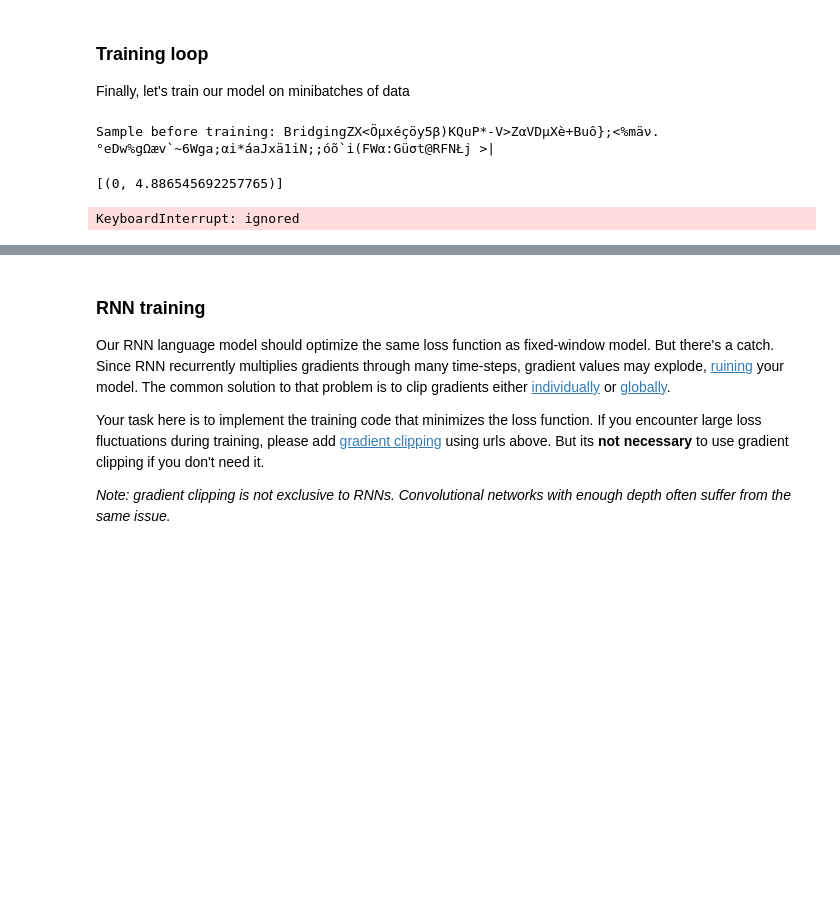
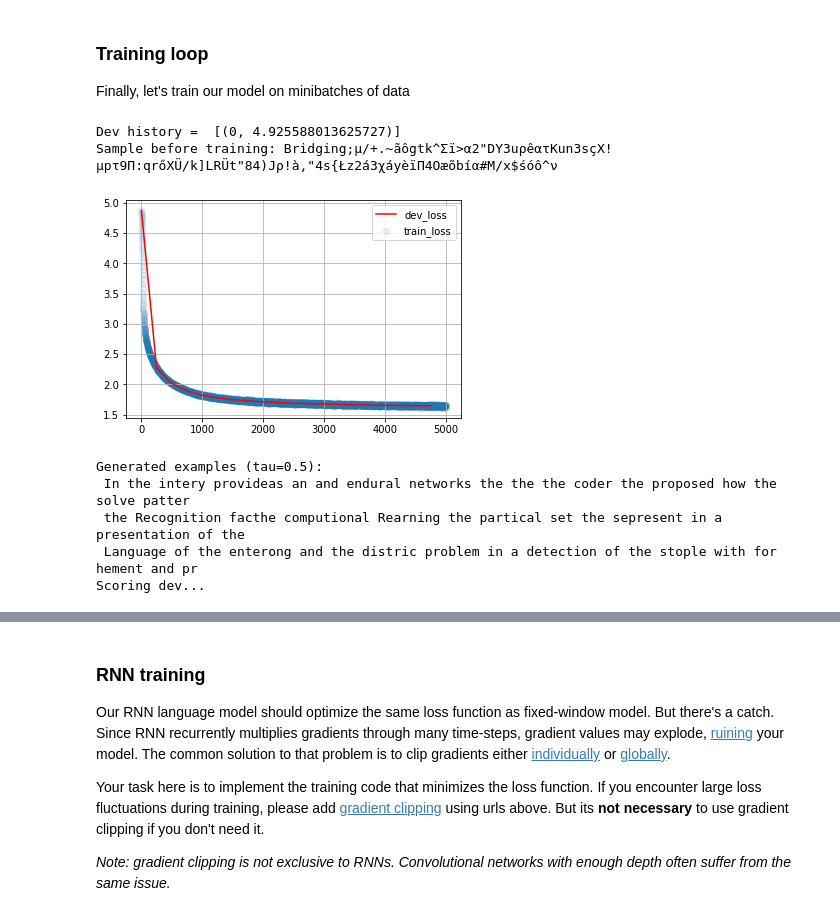
Before and after one commit to korab1ev/LanguageModeling, a Jupyter notebook: Neural_LM.ipynb, the cells around one changed output, grey strips where cells are left out. Saved outputs shown, nothing was run; the diff lists cells and outputs as text; code cells hidden in the pictures; blank space fills up the shorter version.

```diff
--- a/Neural_LM.ipynb
+++ b/Neural_LM.ipynb
@@ -277,11 +277,11 @@ def compute_loss(model, input_ix):
     mask = compute_mask(targets)
     targets_1hot = F.one_hot(targets, n_tokens).to(torch.float32)
 
-    logits_seq = model(input_ix[:, :-1])
-    logprobs_seq = torch.log_softmax(logits_seq, dim=-1)
+    logits = model(input_ix[:, :-1])
+    logits = torch.log_softmax(logits, dim=-1)
 
     # log-probabilities of correct outputs, [batch_size, n_tokens]
-    logp_out = (logprobs_seq * targets_1hot).sum(dim=-1)
+    logp_out = (logits * targets_1hot).sum(dim=-1)
 
     return -logp_out[mask].mean()
 # %%
@@ -300,7 +300,7 @@ def score_lines(model, dev_lines, batch_size):
     dev_loss_num, dev_loss_len = 0., 0.
     with torch.no_grad():
         for i in range(0, len(dev_lines), batch_size):
-            batch_ix = to_matrix(dev_lines[i: i + batch_size])
+            batch_ix = torch.as_tensor(to_matrix(dev_lines[i: i + batch_size])).to(device)
             dev_loss_num += compute_loss(model, batch_ix).item() * len(batch_ix)
             dev_loss_len += len(batch_ix)
     return dev_loss_num / dev_loss_len
@@ -338,47 +338,50 @@ score_dev_every = 250
 train_history, dev_history = [], []
 model = FixedWindowLanguageModel(device=device)
 opt = torch.optim.Adam(model.parameters())
-
+model.to(device)
 # hint: if you ever wanted to switch to cuda, do it now.
 
 # score untrained model
 dev_history.append((0, score_lines(model, dev_lines, batch_size)))
+print("Dev history = ", dev_history)
 print("Sample before training:", generate(model, 'Bridging'))
 # %% [output]
-Sample before training: BridgingZX<Öμxéçöy5β)KQuP*-V>ZαVDμXè+Buô};<%mäν.°eDw%gΩæv`~6Wga;αi*áaJxä1iN;;óõ`i(FWα:Güσt@RFNŁj >|
+Dev history =  [(0, 4.925588013625727)]
+Sample before training: Bridging;μ/+.~ãôgtk^Σï>α2"DY3uρêατKun3sçX!μpτ9Π:qrőXÜ/k]LRÜt"84)Jρ!à,"4s{Łz2á3χáyèïΠ4Oæõbíα#M/x$śóô^ν
-# %%
-dev_history
-# %% [output]
-[(0, 4.886545692257765)]
 # %%
 from IPython.display import clear_output
 from random import sample
 from tqdm import trange
 
 for i in trange(5000):
-    batch = to_matrix(sample(train_lines, batch_size))
+    batch = torch.as_tensor(to_matrix(sample(train_lines, batch_size))).to(device)
 
     loss_i = compute_loss(model, batch)
 
     opt.zero_grad()
     loss_i.backward()
     opt.step()
 
     train_history.append((i, loss_i.item()))
 
     if (i + 1) % 50 == 0:
         clear_output(True)
         plt.scatter(*zip(*train_history), alpha=0.1, label='train_loss')
         if len(dev_history):
             plt.plot(*zip(*dev_history), color='red', label='dev_loss')
         plt.legend(); plt.grid(); plt.show()
         print("Generated examples (tau=0.5):")
         for _ in range(3):
-            print(generate(model, temperature=0.5))
+            print(generate(model, temperature=0.6, max_len=300))
 
     if (i + 1) % score_dev_every == 0:
         print("Scoring dev...")
         dev_history.append((i, score_lines(model, dev_lines, batch_size)))
         print('#%i Dev loss: %.3f' % dev_history[-1])
 # %% [output]
+[figure, added]
-KeyboardInterrupt: ignored
+Generated examples (tau=0.5):
+ In the intery provideas an and endural networks the the the coder the proposed how the solve patter
+ the Recognition facthe computional Rearning the partical set the sepresent in a presentation of the
+ Language of the enterong and the distric problem in a detection of the stople with for hement and pr
+Scoring dev...
```
Also changed, not shown: parts of 40 cells of this notebook.
